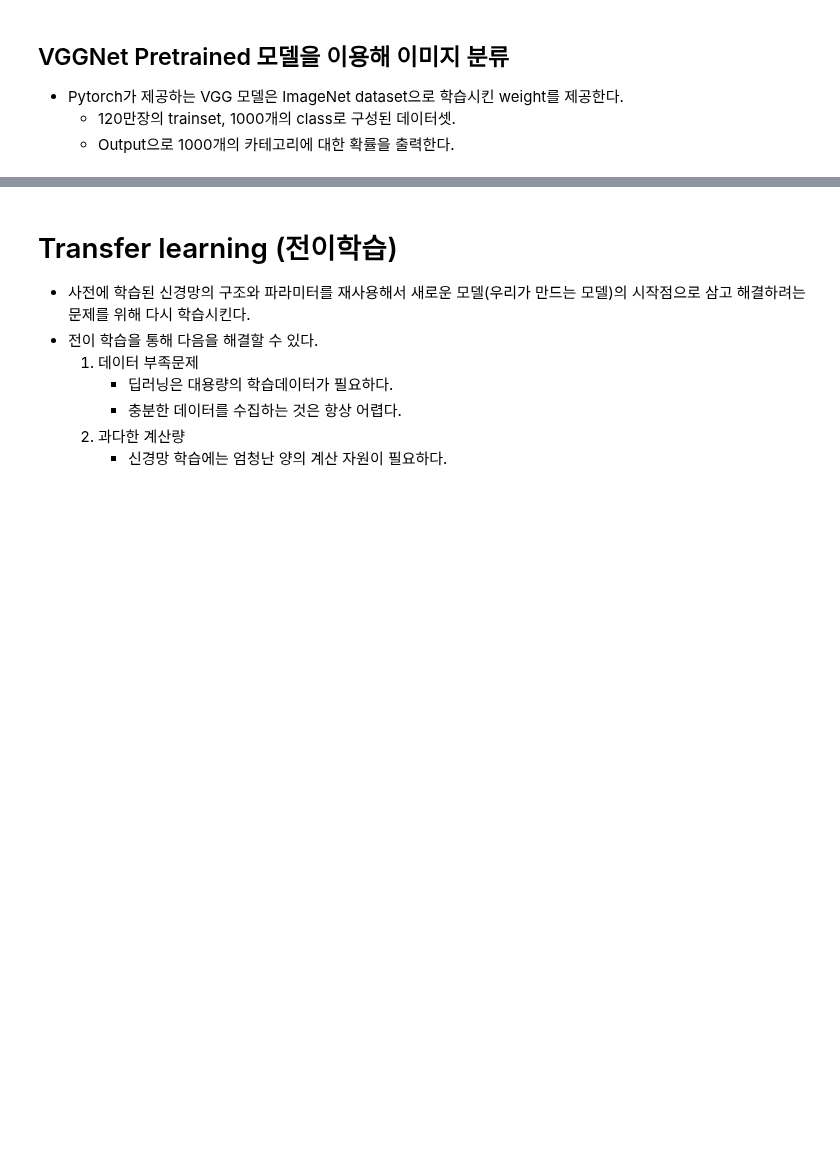
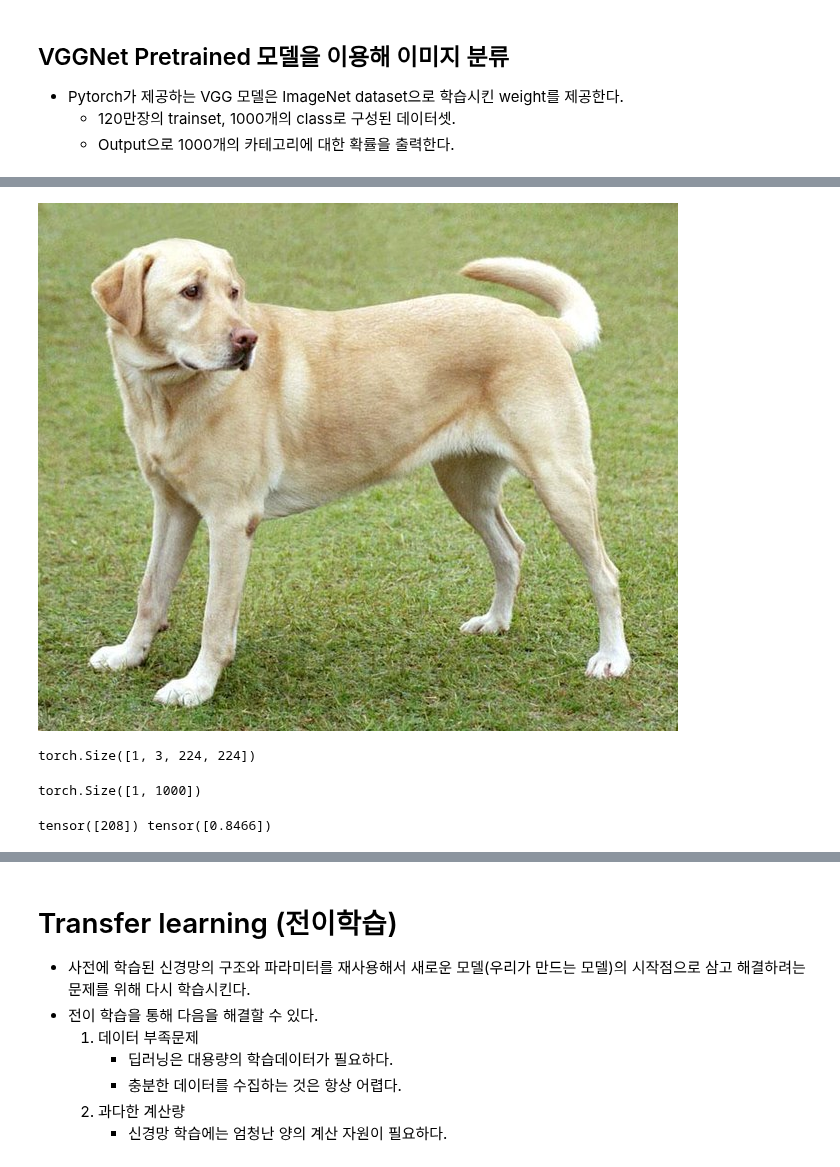
Before and after one commit to LeeJUHO127/DA-35, a Jupyter notebook: 08_deeplearning_pytorch/12_Transfer Learning과 Fine tuning.ipynb, the cells around one changed output, grey strips where cells are left out. Drawn from its saved outputs; the diff is of its cells as text; code cells hidden in the pictures; blank space fills up the shorter version.

```diff
--- a/08_deeplearning_pytorch/12_Transfer Learning과 Fine tuning.ipynb
+++ b/08_deeplearning_pytorch/12_Transfer Learning과 Fine tuning.ipynb
@@ -38,12 +133,17 @@ imagenet_filepath = wget.download(url)
 # %%
 # 추론할 이미지 다운로드
 import requests
 from io import BytesIO
 from PIL import Image
 
-img_url = 'https://upload.wikimedia.org/wikipedia/commons/thumb/2/25/Common_goldfish.JPG/800px-Common_goldfish.JPG'
-# img_url = 'https://cdn.download.ams.birds.cornell.edu/api/v1/asset/169231441/1800'
-# img_url = 'https://blogs.ifas.ufl.edu/news/files/2021/10/anole-FB.jpg'
+# img_url = 'https://upload.wikimedia.org/wikipedia/commons/thumb/2/25/Common_goldfish.JPG/800px-Common_goldfish.JPG'
+img_url = 'https://cdn.download.ams.birds.cornell.edu/api/v1/asset/169231441/1800'
+img_url = 'https://blogs.ifas.ufl.edu/news/files/2021/10/anole-FB.jpg'
+img_url = 'https://i.namu.wiki/i/cYqEXrePCtlQsBwfGI74KsAGtBLbWuusa1mFKURGpZ3tRawwqwPzoohZLKkZthemCqDrTgh_SVRMgVB430-s9OA6fhafsOwBiGmfS2izCtPcrCB6RkHp5xqFd-StNUA7bmwnFPE-wERW8LSFYSPH3Q.webp'
+img_url = 'https://upload.wikimedia.org/wikipedia/commons/thumb/2/26/YellowLabradorLooking_new.jpg/640px-YellowLabradorLooking_new.jpg'
 res = requests.get(img_url)
-test_img = Image.open(BytesIO(res.content))
+# Image.open(BytesIO()) # 메모리의 image를 PIL를 이용해서 조회.
+test_img = Image.open(BytesIO(res.content)) # res: http 응답정보. res.content: 다운받은 binary 파일
 test_img
+# %% [output]
+[figure, added]
@@ -49,0 +156,5 @@ test_img
+# %%
+input_data = transform(test_img).unsqueeze(dim=0)
+input_data.shape
+# %% [output]
+torch.Size([1, 3, 224, 224])
@@ -49,0 +165,10 @@ test_img
+# %%
+pred.shape # class가 1000개.
+# %% [output]
+torch.Size([1, 1000])
+# %%
+pred_index = pred.argmax(dim=1)
+pred_proba = pred.softmax(dim=1).max(dim=1).values
+print(pred_index, pred_proba)
+# %% [output]
+tensor([208]) tensor([0.8466])
```
Also changed, not shown: parts of 18 cells of this notebook, 2 other files.
